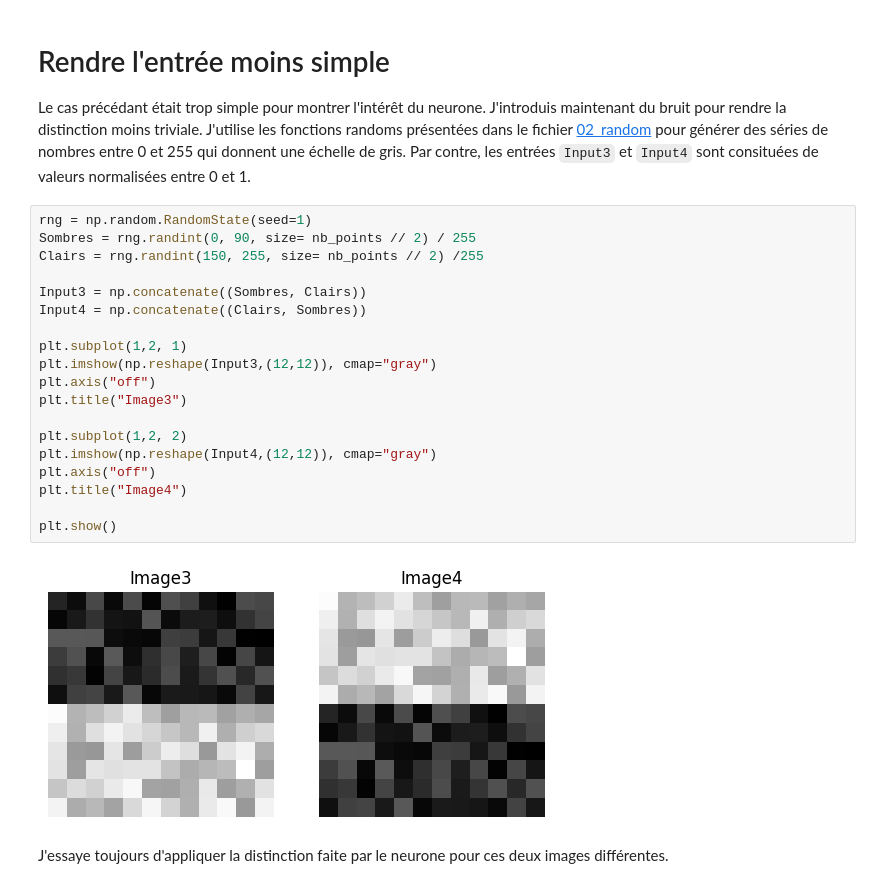
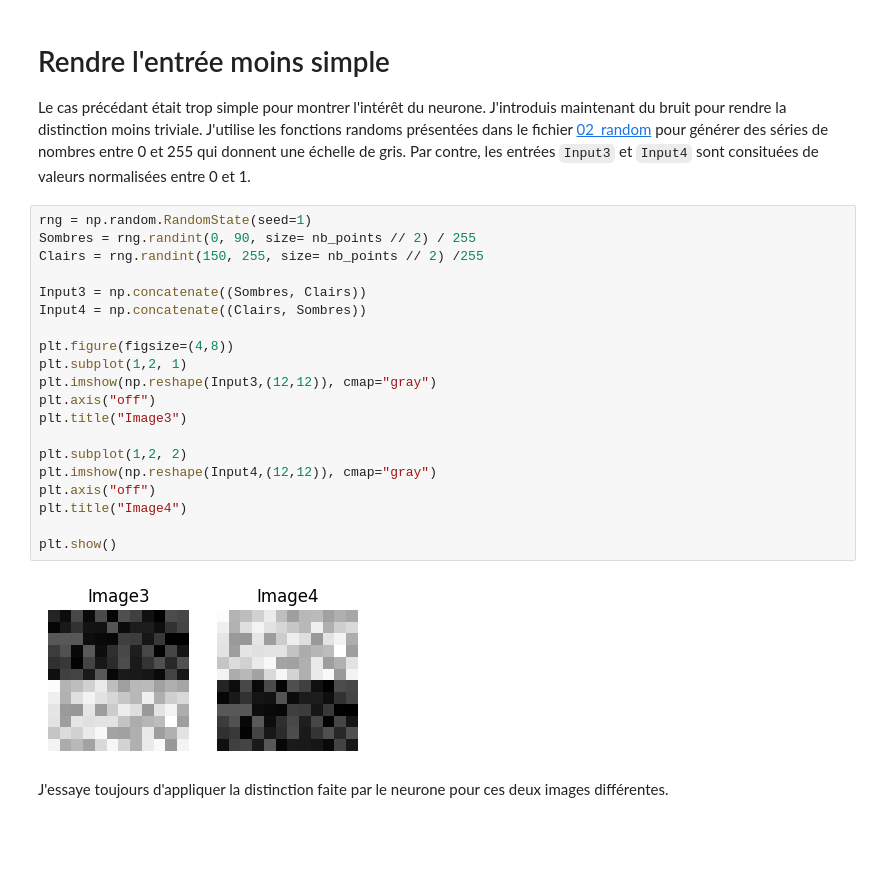
Before and after one commit to mat90hub/python_par_jupyter, a Jupyter notebook: 10_machine_learning/03_neurone.ipynb, the cells around one changed output. Drawn from its saved outputs; the diff is of its cells as text; blank space fills up the shorter version.

```diff
--- a/10_machine_learning/03_neurone.ipynb
+++ b/10_machine_learning/03_neurone.ipynb
@@ -129,24 +129,25 @@ Le cas précédant était trop simple pour montrer l'intérêt du neurone. J'int
 # %%
 rng = np.random.RandomState(seed=1)
 Sombres = rng.randint(0, 90, size= nb_points // 2) / 255
 Clairs = rng.randint(150, 255, size= nb_points // 2) /255
 
 Input3 = np.concatenate((Sombres, Clairs))
 Input4 = np.concatenate((Clairs, Sombres))
 
+plt.figure(figsize=(4,8))
 plt.subplot(1,2, 1)
 plt.imshow(np.reshape(Input3,(12,12)), cmap="gray")
 plt.axis("off")
 plt.title("Image3")
 
 plt.subplot(1,2, 2)
 plt.imshow(np.reshape(Input4,(12,12)), cmap="gray")
 plt.axis("off")
 plt.title("Image4")
 
 plt.show()
 # %% [output]
-[figure, old version]
+[figure, new version]
 # %% [markdown]
 J'essaye toujours d'appliquer la distinction faite par le neurone pour ces deux images différentes.
 # %%
```
Also changed, not shown: parts of 20 cells of this notebook.
